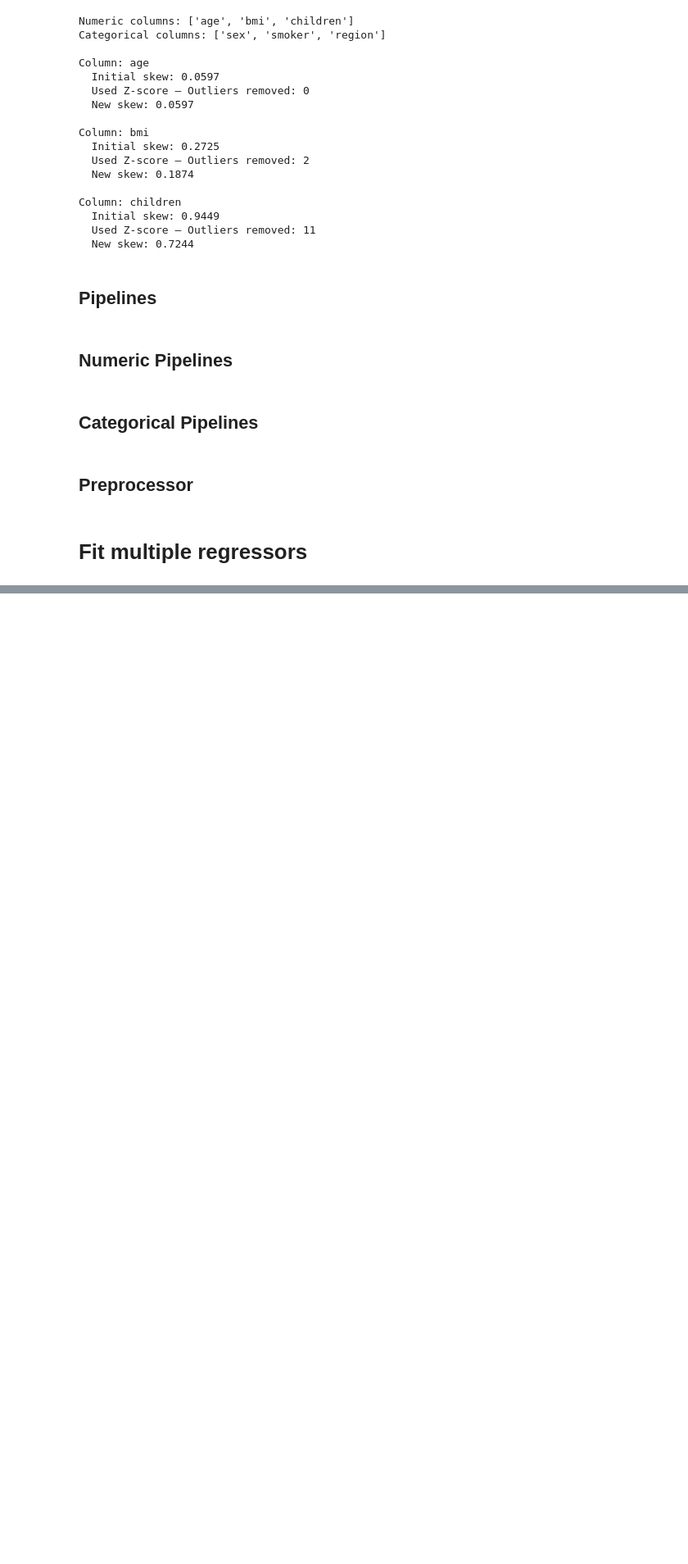
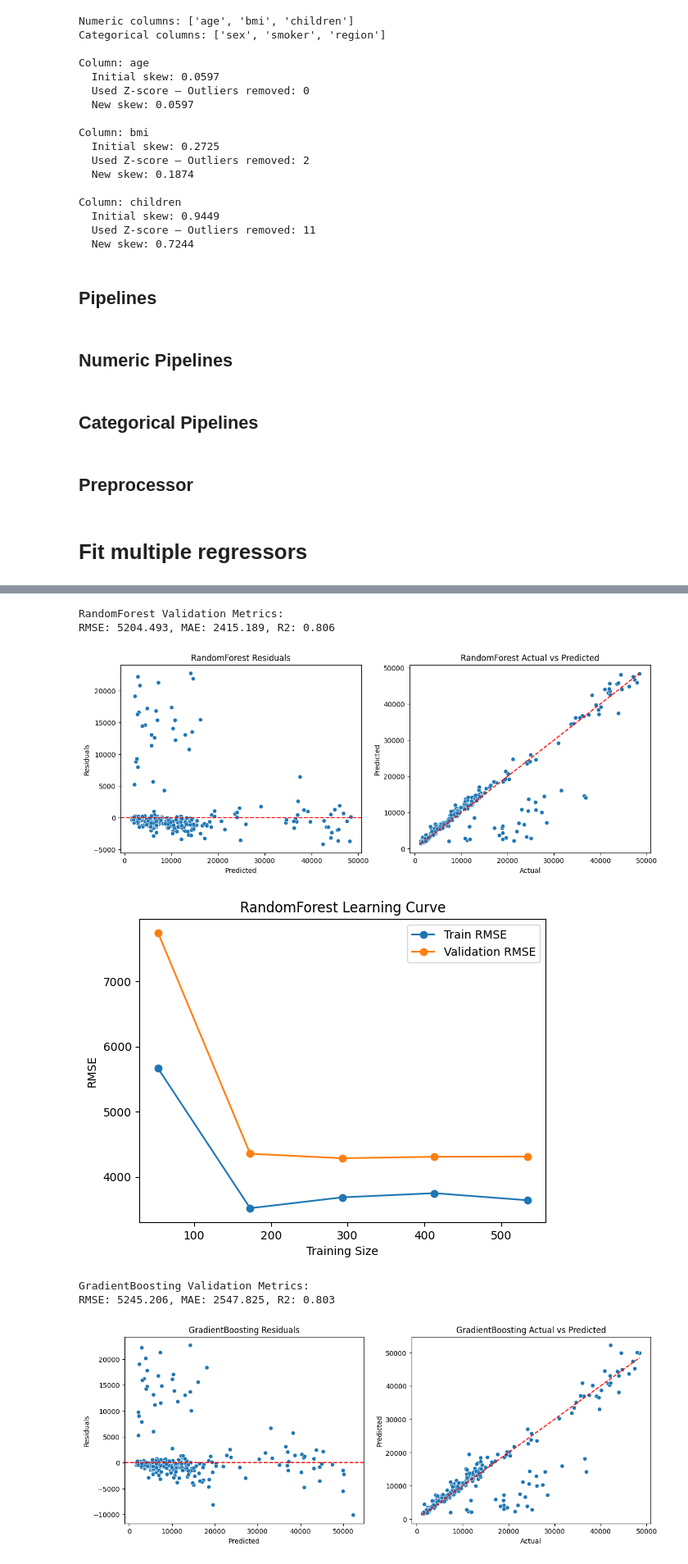
Before and after one commit to bijay-odyssey/Regression, a Jupyter notebook: Medical Insurance Forecast/Medical Insurance Forecast Model.ipynb, the cells around one changed output, grey strips where cells are left out. Shown at 82% size. Saved outputs shown, nothing was run; the diff lists cells and outputs as text; code cells hidden in the pictures; blank space fills up the shorter version.

```diff
--- a/Medical Insurance Forecast/Medical Insurance Forecast Model.ipynb
+++ b/Medical Insurance Forecast/Medical Insurance Forecast Model.ipynb
@@ -189,0 +310,12 @@ print(results_df)
+# %%
+rf_search = RandomizedSearchCV(
+    rf_estimator,
+    param_distributions=rf_param_dist,
+    n_iter=20, cv=3,
+    scoring='neg_root_mean_squared_error',
+    n_jobs=-1,
+    random_state=42
+)
+rf_search.fit(X_train, y_train)
+best_rf = rf_search.best_estimator_
+print("Best RF params:", rf_search.best_params_)
@@ -189,0 +326,12 @@ print(results_df)
+# %%
+gb_search = RandomizedSearchCV(
+    gb_estimator,
+    param_distributions=gb_param_dist,
+    n_iter=20, cv=3,
+    scoring='neg_root_mean_squared_error',
+    n_jobs=-1,
+    random_state=42
+)
+gb_search.fit(X_train, y_train)
+best_gb = gb_search.best_estimator_
+print("Best GB params:", gb_search.best_params_)
@@ -189,0 +342,15 @@ print(results_df)
+# %%
+for name, model in zip(['RandomForest', 'GradientBoosting'], [best_rf, best_gb]):
+    print(f"\n{name} Validation Metrics:")
+    y_val_pred = model.predict(X_val)
+    print_metrics(y_val, y_val_pred)
+    plot_diagnostics(y_val, y_val_pred, title_prefix=name)
+    plot_learning_curve(model, X_train, y_train, title=f'{name} Learning Curve')
+# %% [output]
+RandomForest Validation Metrics:
+RMSE: 5204.493, MAE: 2415.189, R2: 0.806
+[figure, added]
+[figure, added]
+GradientBoosting Validation Metrics:
+RMSE: 5245.206, MAE: 2547.825, R2: 0.803
+[figure, added]
```
Also changed, not shown: parts of 14 cells of this notebook.
